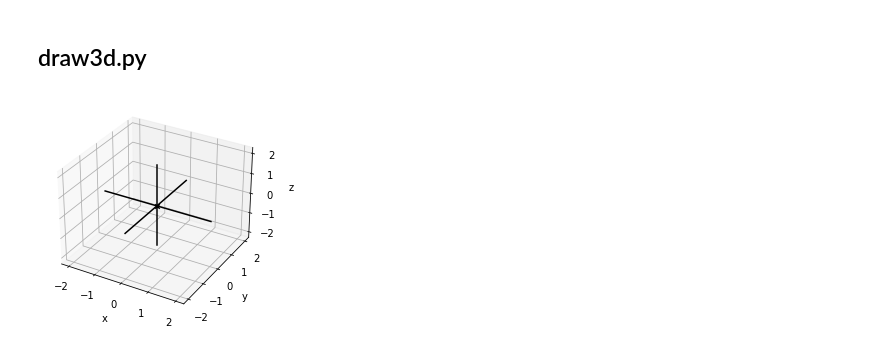
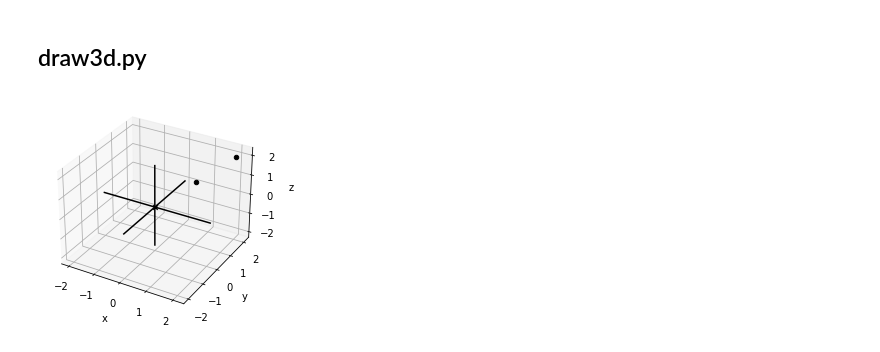
Before and after one commit to Lang-Shao/graduate_cource, a Jupyter notebook: Using_Python/Python_Books/2020Math_for_Programmers/Chapter 03/Ch03_mytest.ipynb, the cells around one changed output. Saved outputs shown, nothing was run; the diff lists cells and outputs as text; code cells hidden in the pictures.

```diff
--- a/Using_Python/Python_Books/2020Math_for_Programmers/Chapter 03/Ch03_mytest.ipynb
+++ b/Using_Python/Python_Books/2020Math_for_Programmers/Chapter 03/Ch03_mytest.ipynb
@@ -171,7 +173,7 @@ def draw3d(*objects, origin=True, axes=True, width=6, save_as=None,
         plt.savefig(save_as)
 
     plt.show()
-# %%
-draw3d()
-# %% [output]
-[figure, removed]
+# %%
+draw3d(Points3D((2,2,2),(1,1,1)))
+# %% [output]
+[figure, added]
```
Also changed, not shown: parts of 7 cells of this notebook.
